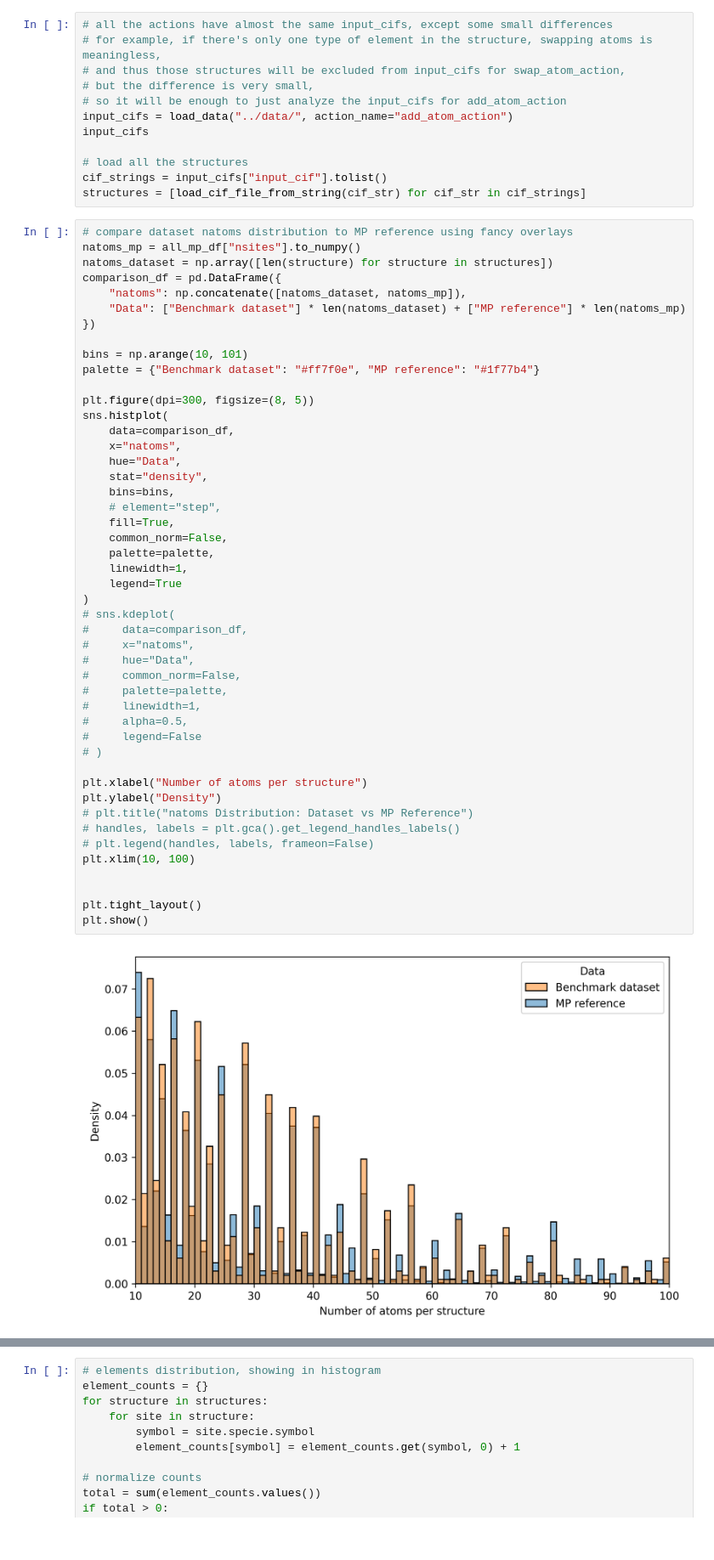
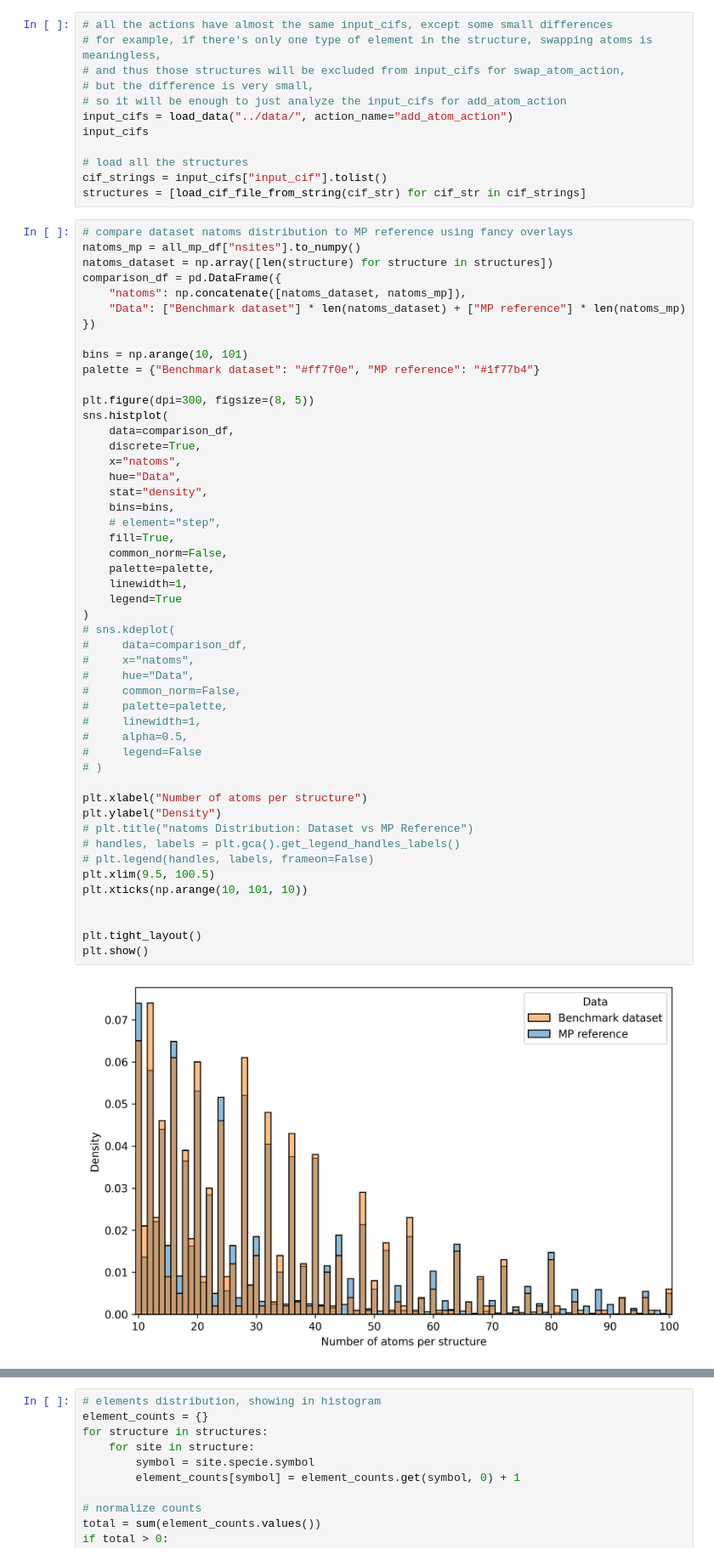
Before and after one commit to theAfish/AtomWorldBench, a Jupyter notebook: src/notebooks/analyze_data_distribution.ipynb, the cells around one changed output, grey strips where cells are left out. Shown at 85% size. Saved outputs shown, nothing was run; the diff lists cells and outputs as text.

```diff
--- a/src/notebooks/analyze_data_distribution.ipynb
+++ b/src/notebooks/analyze_data_distribution.ipynb
@@ -70,37 +70,39 @@ palette = {"Benchmark dataset": "#ff7f0e", "MP reference": "#1f77b4"}
 plt.figure(dpi=300, figsize=(8, 5))
 sns.histplot(
     data=comparison_df,
+    discrete=True,
     x="natoms",
     hue="Data",
     stat="density",
     bins=bins,
     # element="step",
     fill=True,
     common_norm=False,
     palette=palette,
     linewidth=1,
     legend=True
 )
 # sns.kdeplot(
 #     data=comparison_df,
 #     x="natoms",
 #     hue="Data",
 #     common_norm=False,
 #     palette=palette,
 #     linewidth=1,
 #     alpha=0.5,
 #     legend=False
 # )
 
 plt.xlabel("Number of atoms per structure")
 plt.ylabel("Density")
 # plt.title("natoms Distribution: Dataset vs MP Reference")
 # handles, labels = plt.gca().get_legend_handles_labels()
 # plt.legend(handles, labels, frameon=False)
-plt.xlim(10, 100)
+plt.xlim(9.5, 100.5)
+plt.xticks(np.arange(10, 101, 10))
 
 
 plt.tight_layout()
 plt.show()
 # %% [output]
-[figure, old version]
+[figure, new version]
```
Also changed, not shown: parts of 2 cells of this notebook.
